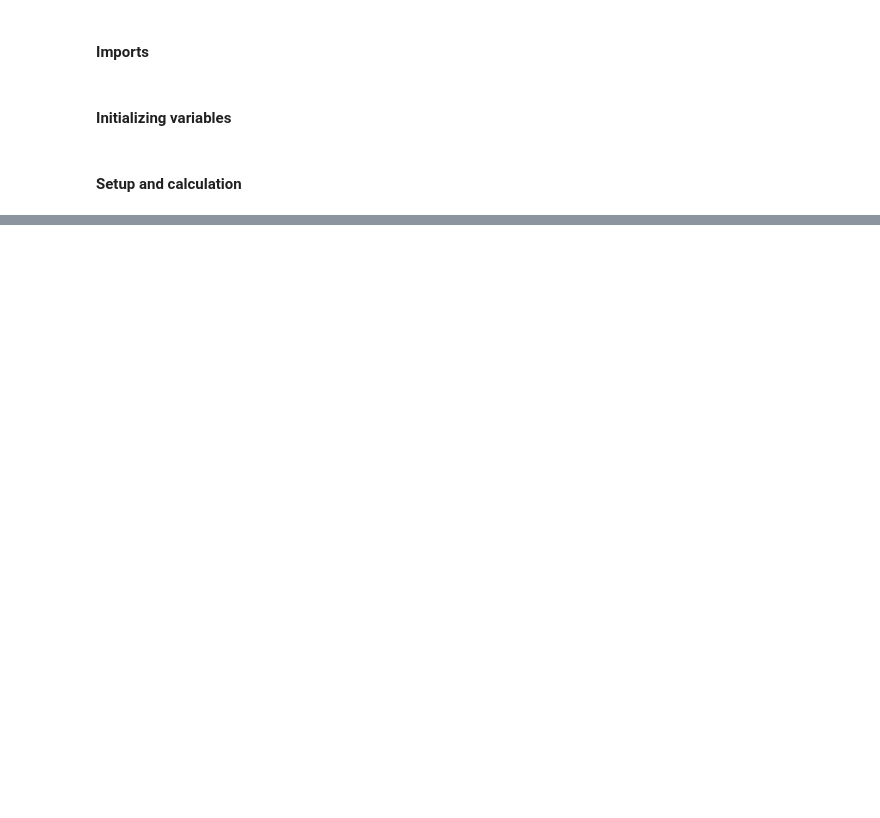
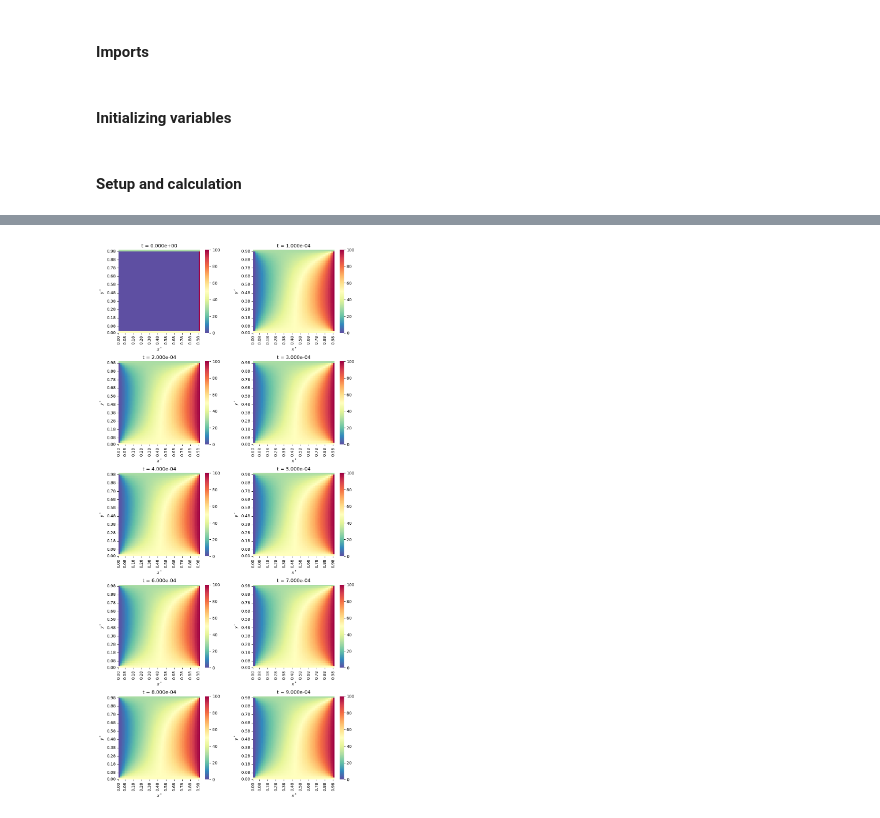
Before and after one commit to ThyCap/Transcal2, a Jupyter notebook: Transient_2D.ipynb, the cells around one changed output, grey strips where cells are left out. Saved outputs shown, nothing was run; the diff lists cells and outputs as text; code cells hidden in the pictures; blank space fills up the shorter version.

```diff
--- a/Transient_2D.ipynb
+++ b/Transient_2D.ipynb
@@ -115,0 +243,4 @@ pplot(N = 10, step = 800)
+# %%
+pplot(N = 10, step = 10000)
+# %% [output]
+[figure, added]
```
Also changed, not shown: parts of 26 cells of this notebook, 3 other files.
